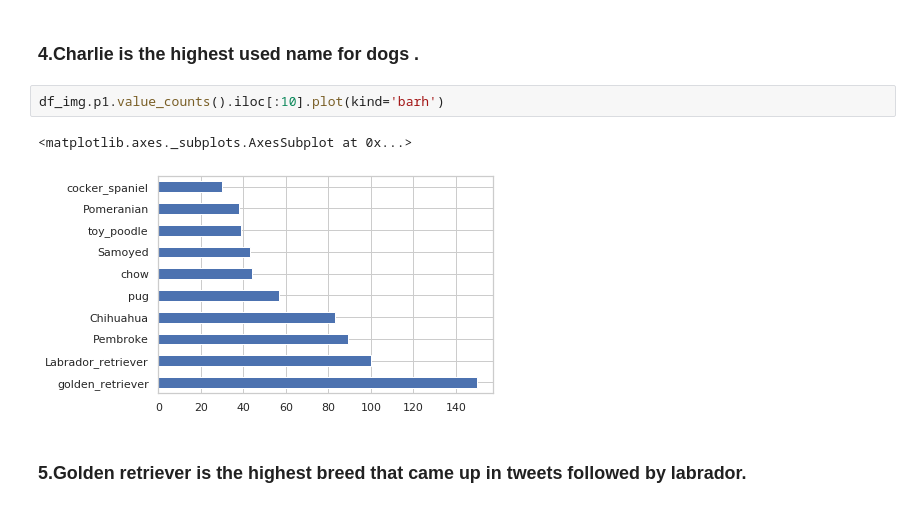
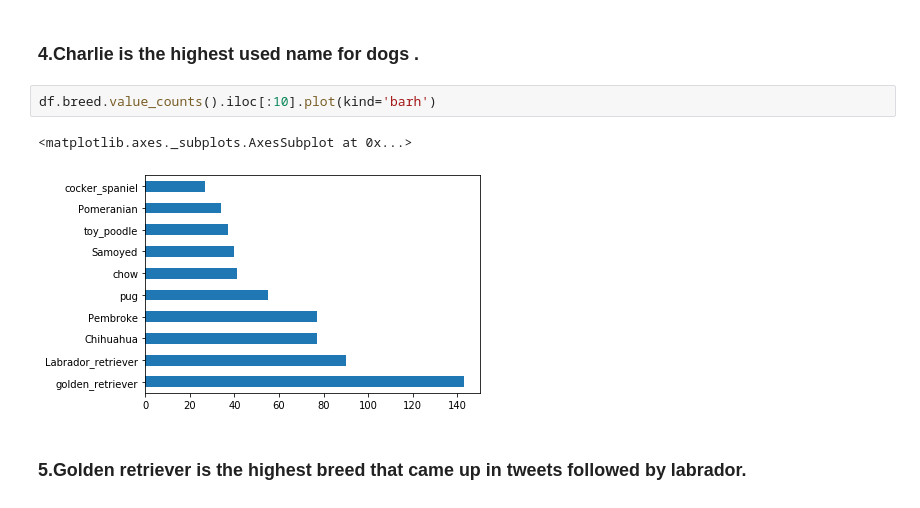
Before and after one commit to Siddharth1698/Data-Analyst-Nanodegree, a Jupyter notebook: Twitter analysis/wrangle_act.ipynb, the cells around one changed output. Cells and saved outputs as stored; diff of their text form.

```diff
--- a/Twitter analysis/wrangle_act.ipynb
+++ b/Twitter analysis/wrangle_act.ipynb
@@ -856,10 +837,10 @@ names.name.value_counts().iloc[:10].plot(kind='barh')
 # %% [markdown]
 ### 4.Charlie is the highest used name for dogs .
 # %%
-df_img.p1.value_counts().iloc[:10].plot(kind='barh')
+df.breed.value_counts().iloc[:10].plot(kind='barh')
 # %% [output]
 <matplotlib.axes._subplots.AxesSubplot at 0x...>
-[figure, old version]
+[figure, new version]
 # %% [markdown]
 ### 5.Golden retriever is the highest breed that came up in tweets followed by labrador.
 # %%
```
Also changed, not shown: parts of 75 cells of this notebook, 1 other file.
